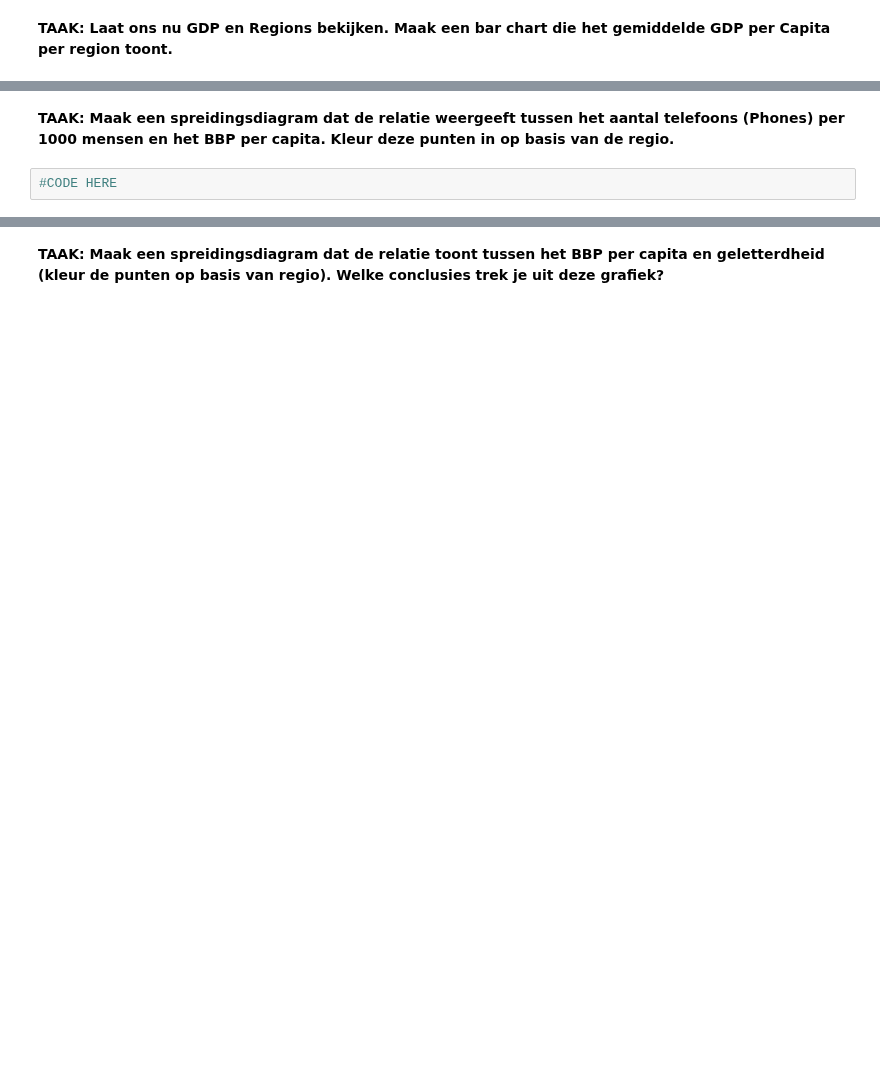
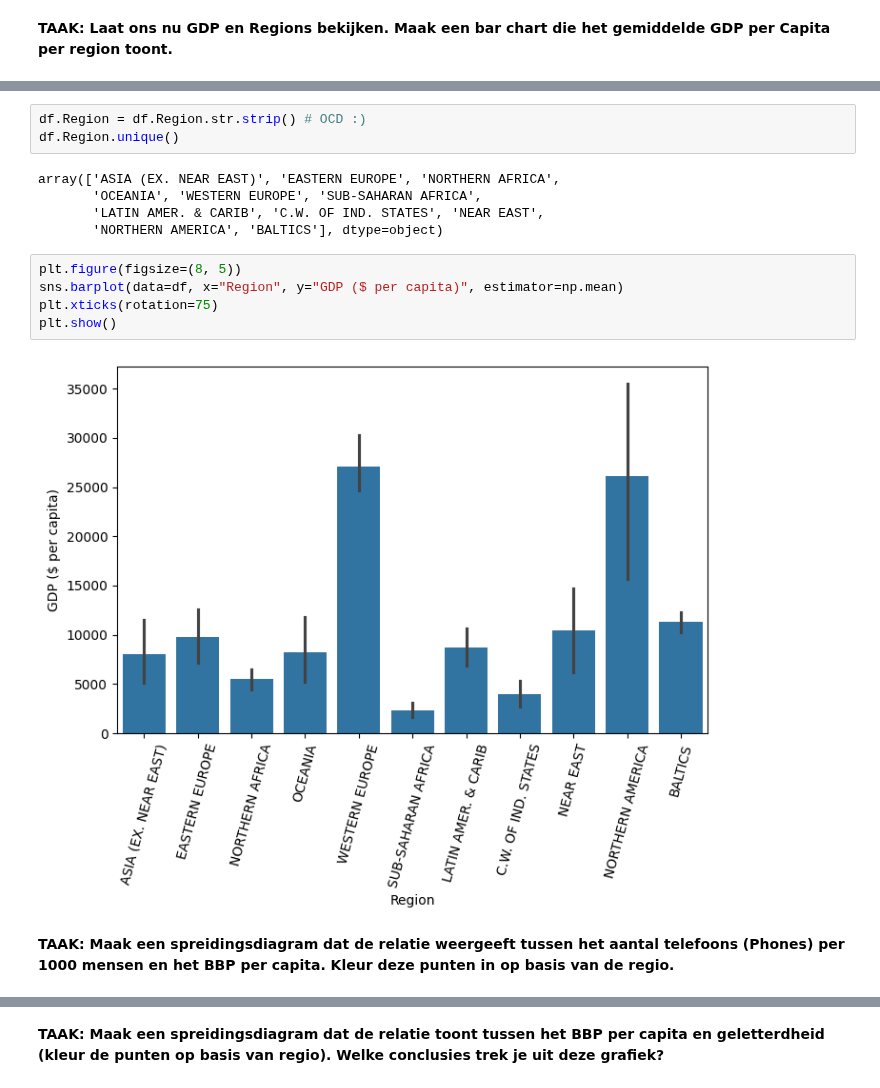
Before and after one commit to montypie/DS_Projects, a Jupyter notebook: 3_ClassifCluster/Kmeans-Clustering-Exercise.ipynb, the cells around one changed output, grey strips where cells are left out. Cells and saved outputs as stored; diff of their text form; blank space fills up the shorter version.

```diff
--- a/3_ClassifCluster/Kmeans-Clustering-Exercise.ipynb
+++ b/3_ClassifCluster/Kmeans-Clustering-Exercise.ipynb
@@ -40,4 +105,17 @@ df = pd.read_csv('../../DATA/CIA_Country_Facts.csv')
+# %%
+df.Region = df.Region.str.strip() # OCD :)
+df.Region.unique()
+# %% [output]
+array(['ASIA (EX. NEAR EAST)', 'EASTERN EUROPE', 'NORTHERN AFRICA',
+       'OCEANIA', 'WESTERN EUROPE', 'SUB-SAHARAN AFRICA',
+       'LATIN AMER. & CARIB', 'C.W. OF IND. STATES', 'NEAR EAST',
+       'NORTHERN AMERICA', 'BALTICS'], dtype=object)
+# %%
+plt.figure(figsize=(8, 5))
+sns.barplot(data=df, x="Region", y="GDP ($ per capita)", estimator=np.mean)
+plt.xticks(rotation=75)
+plt.show()
+# %% [output]
+[figure, added]
 # %% [markdown]
 **TAAK: Maak een spreidingsdiagram dat de relatie weergeeft tussen het aantal telefoons (Phones) per 1000 mensen en het BBP per capita. Kleur deze punten in op basis van de regio.**
-# %%
-#CODE HERE
```
Also changed, not shown: parts of 22 cells of this notebook.
